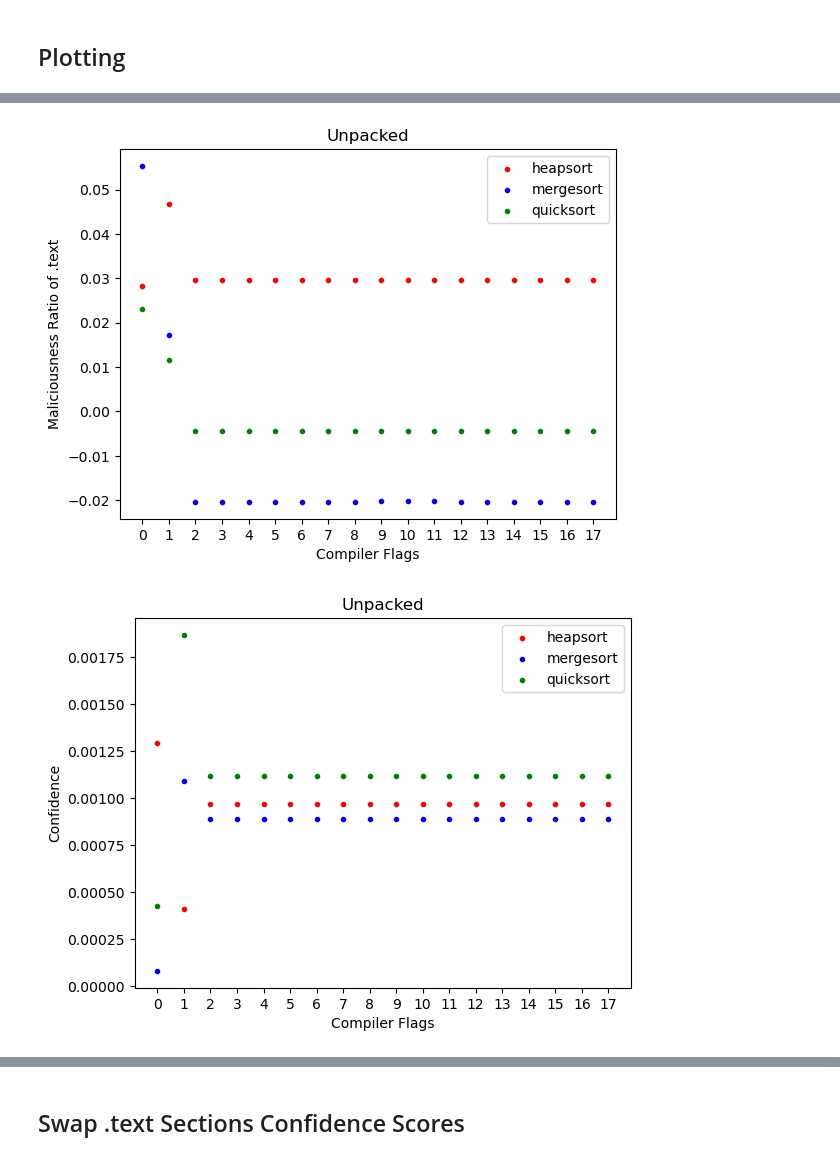
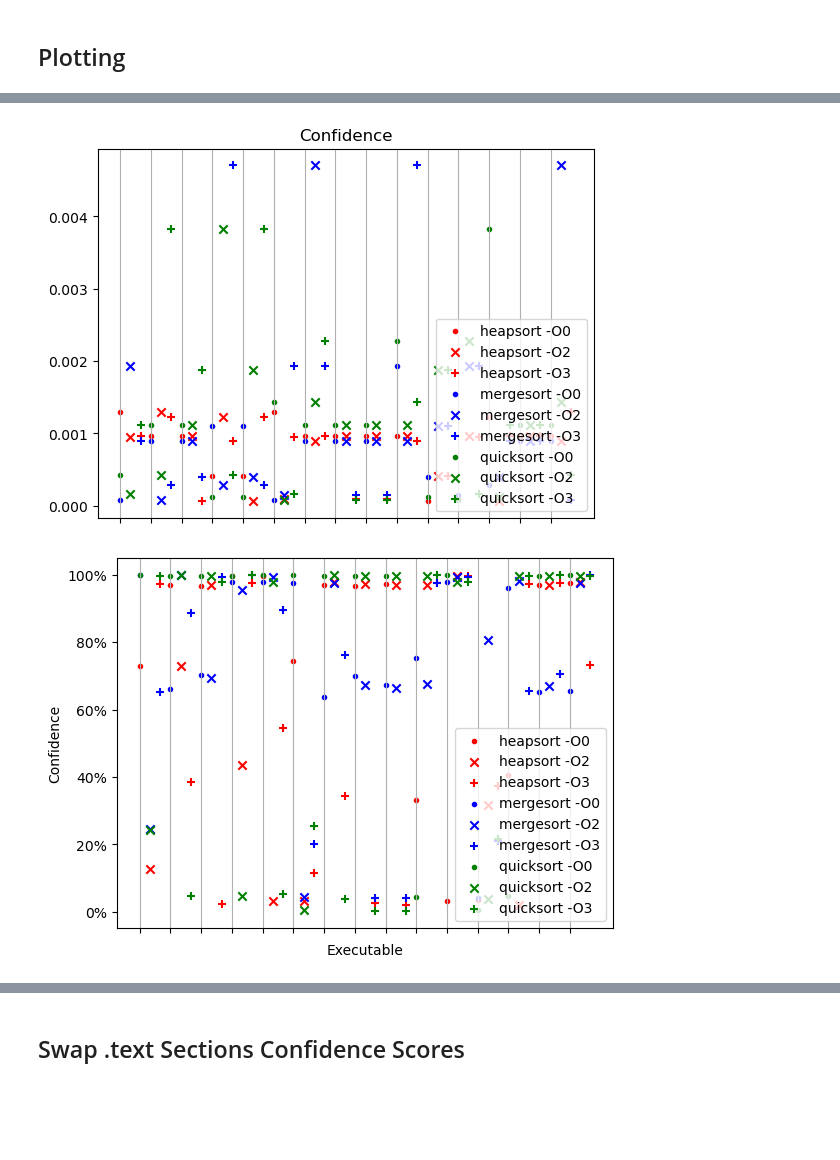
Before and after one commit to lkurlandski/MalConv2, a Jupyter notebook: concept/concept.ipynb, the cells around one changed output, grey strips where cells are left out. Saved outputs shown, nothing was run; the diff lists cells and outputs as text; code cells hidden in the pictures; blank space fills up the shorter version.

```diff
--- a/concept/concept.ipynb
+++ b/concept/concept.ipynb
@@ -225,6 +245,7 @@ class Result:
     malratio_min: float = np.NaN
 
     def __post_init__(self):
+
         if self.confidences.size > 0:
             self.conf_mean = np.mean(self.confidences)
             self.conf_median = np.median(self.confidences)
@@ -232,10 +253,10 @@ class Result:
             self.conf_min = np.min(self.confidences)
 
         if self.malratio.size > 0:
-            self.malratio_mean = np.mean(malratio)
-            self.malratio_median = np.median(malratio)
-            self.malratio_max = np.max(malratio)
-            self.malratio_min = np.max(malratio)
+            self.malratio_mean = np.mean(self.malratio)
+            self.malratio_median = np.median(self.malratio)
+            self.malratio_max = np.max(self.malratio)
+            self.malratio_min = np.max(self.malratio)
 # %% [markdown]
 The explanation portion appears to have some sort of bug in it because it returns different values for the same executable...
 # %%
@@ -297,0 +375,21 @@ def get_result(alg, enc, pck):
+# %%
+plt.clf()
+for i, alg in enumerate(ALGORITHM):
+    for j, enc in enumerate(ENCRYPTION):
+        for k, pck in enumerate(("None",)):
+            result = get_result(alg, enc, pck)
+            for l, opt in enumerate([0, 2, 3]):
+                x = list(range(l, len(result.malratio), 3))
+                plt.scatter(x=x, y=result.malratio[x]*100, color=COLORS[i], marker=MARKERS[l], label=f"{alg} -O{opt}")
+
+#plt.title("Code Maliciousness vs Executable")
+plt.xlabel("Executable")
+plt.ylabel("Code Maliciousness Ratio")
+plt.legend(loc="lower right")
+plt.grid(axis="x")
+_ = plt.xticks(ticks=list(range(0, len(result.confidences), 3)), labels=["" for _ in range(len(result.confidences), 3)])
+vals, _ = plt.yticks()
+vals = vals[1:-1]
+plt.yticks(ticks=vals, labels=[f"{int(x)}%" for x in vals])
+plt.savefig("fig3.svg")
+plt.savefig("fig3.png", dpi=400)
@@ -298,26 +398,35 @@ def get_result(alg, enc, pck):
 # %%
 for i, alg in enumerate(ALGORITHM):
     for j, enc in enumerate(ENCRYPTION):
         for k, pck in enumerate(("None",)):
             result = get_result(alg, enc, pck)
-            plt.scatter(x=list(range(len(result.malratio))), y=result.malratio, color=COLORS[i], marker=MARKERS[k], label=alg)
-plt.legend()
-plt.title("Unpacked")
-plt.ylabel("Maliciousness Ratio of .text")
-plt.xlabel("Compiler Flags")
-_ = plt.xticks(list(range(len(result.confidences))))
+            for l, opt in enumerate([0, 2, 3]):
+                x = list(range(l, len(result.confidences), 3))
+                plt.scatter(x=x, y=result.confidences[x], color=COLORS[i], marker=MARKERS[l], label=f"{alg} -O{opt}")
+plt.legend(loc="lower right")
+plt.title("Classifier Confidence")
+plt.grid(axis="x")
+_ = plt.xticks(ticks=list(range(0, len(result.confidences), 3)), labels=["" for _ in range(len(result.confidences), 3)])
 # %% [output]
-[figure, old version]
+[figure, new version]
 # %%
 for i, alg in enumerate(ALGORITHM):
     for j, enc in enumerate(ENCRYPTION):
-        for k, pck in enumerate(("None",)):
+        for k, pck in enumerate(("upx",)):
             result = get_result(alg, enc, pck)
-            plt.scatter(x=list(range(len(result.confidences))), y=result.confidences, color=COLORS[i], marker=MARKERS[k], label=alg)
-plt.legend()
-plt.title("Unpacked")
+            for l, opt in enumerate([0, 2, 3]):
+                x = list(range(l, len(result.confidences), 3))
+                plt.scatter(x=x, y=result.confidences[x]*100, color=COLORS[i], marker=MARKERS[l], label=f"{alg} -O{opt}")
+plt.legend(loc="lower right")
+#plt.title("Classifier Confidence vs Executable")
+plt.xlabel("Executable")
 plt.ylabel("Confidence")
-plt.xlabel("Compiler Flags")
-_ = plt.xticks(list(range(len(result.confidences))))
+plt.grid(axis="x")
+_ = plt.xticks(ticks=list(range(0, len(result.confidences), 3)), labels=["" for _ in range(len(result.confidences), 3)])
+vals, _ = plt.yticks()
+vals = vals[1:-1]
+plt.yticks(ticks=vals, labels=[f"{int(x)}%" for x in vals])
+plt.savefig("fig2.svg")
+plt.savefig("fig2.png", dpi=400)
 # %% [output]
-[figure, old version]
+[figure, new version]
```
Also changed, not shown: parts of 13 cells of this notebook, 4 other files.
